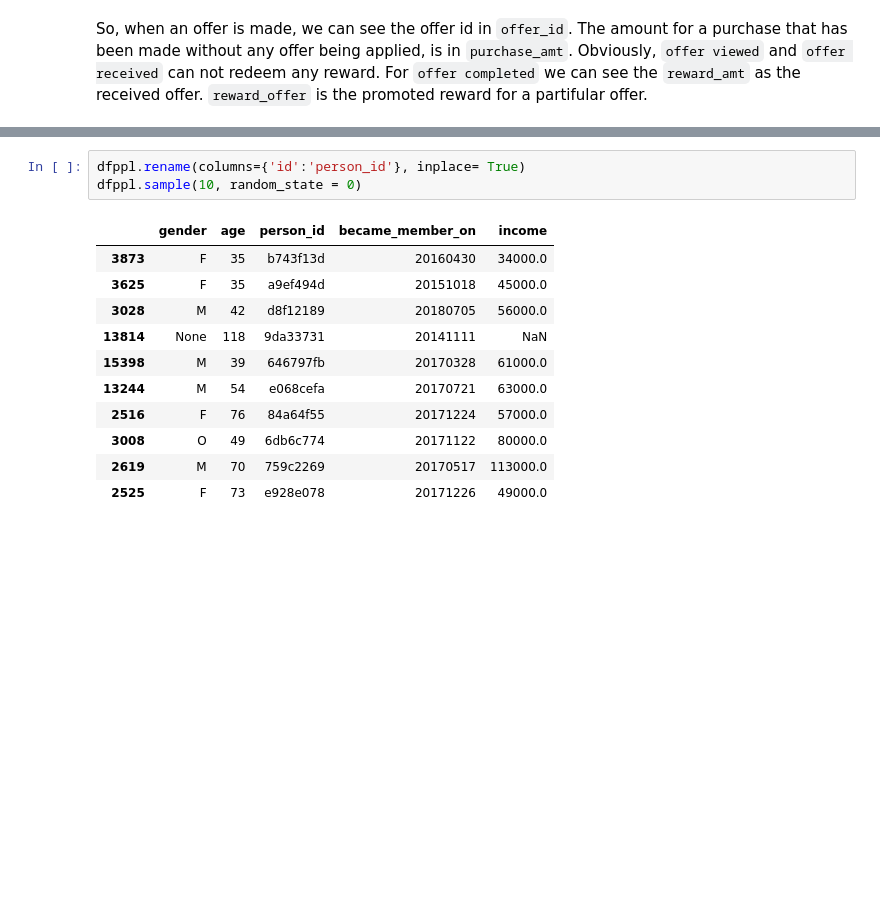
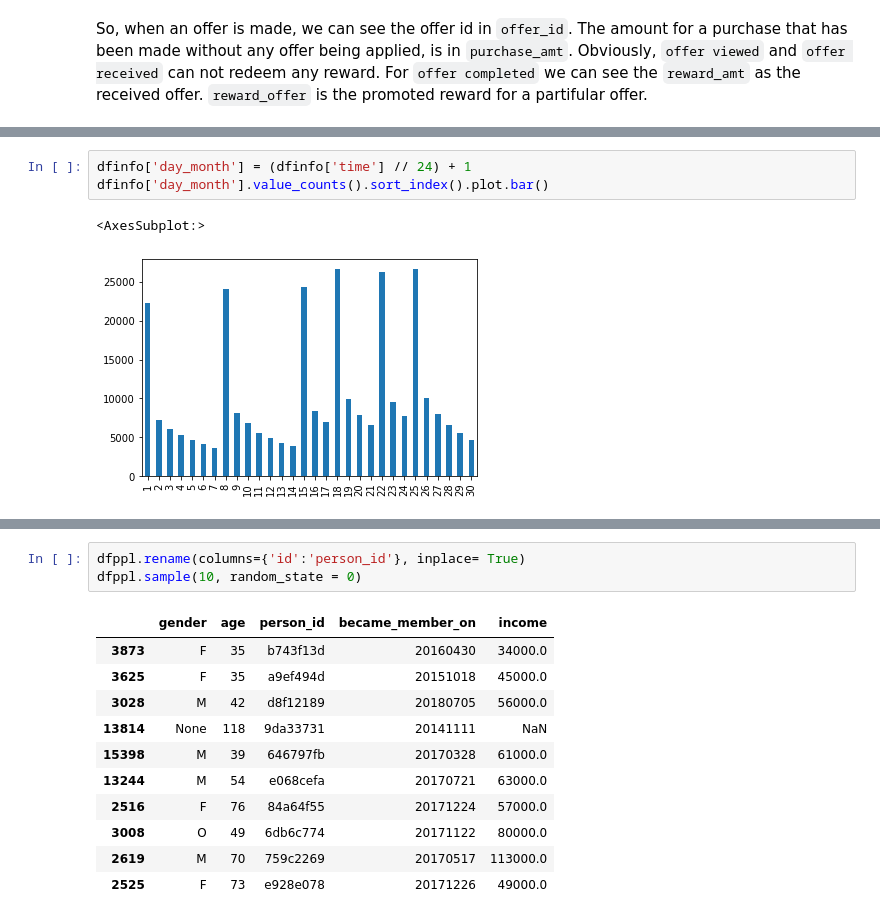
Before and after one commit to heschmat/starbucks, a Jupyter notebook: EDA/01-clean_initial.ipynb, the cells around one changed output, grey strips where cells are left out. Cells and saved outputs as stored; diff of their text form; blank space fills up the shorter version.

```diff
--- a/EDA/01-clean_initial.ipynb
+++ b/EDA/01-clean_initial.ipynb
@@ -110,0 +147,6 @@ So, when an offer is made, we can see the offer id in `offer_id`. The amount for
+# %%
+dfinfo['day_month'] = (dfinfo['time'] // 24) + 1
+dfinfo['day_month'].value_counts().sort_index().plot.bar()
+# %% [output]
+<AxesSubplot:>
+[figure, added]
```
Also changed, not shown: parts of 12 cells of this notebook.
